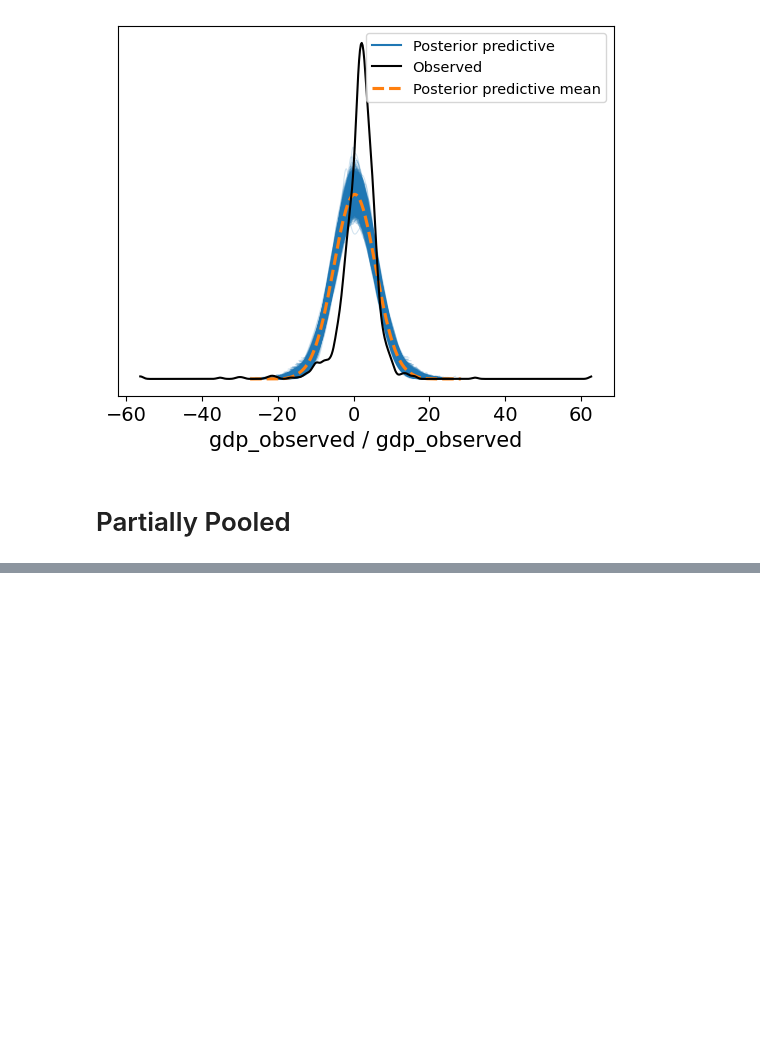
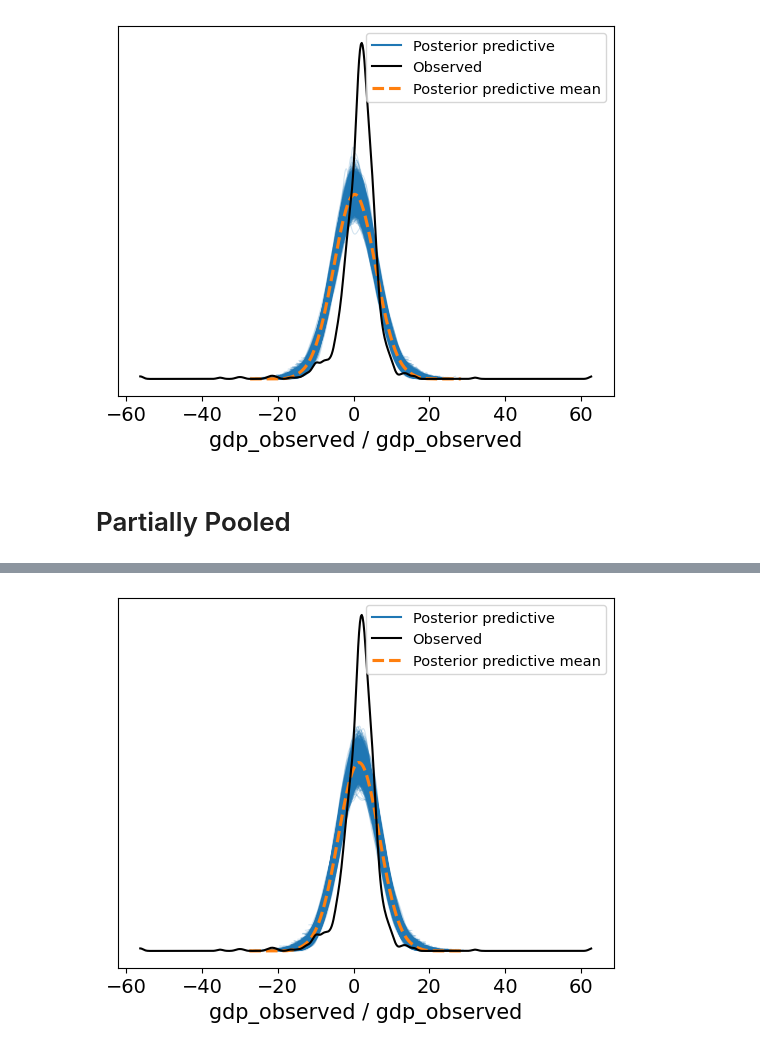
Before and after one commit to jessegrabowski/laos-climate-change, a Jupyter notebook: notebooks/Panel Data.ipynb, the cells around one changed output, grey strips where cells are left out. Saved outputs shown, nothing was run; the diff lists cells and outputs as text; code cells hidden in the pictures; blank space fills up the shorter version.

```diff
--- a/notebooks/Panel Data.ipynb
+++ b/notebooks/Panel Data.ipynb
@@ -102,0 +128,4 @@ az.plot_trace(idata, var_names=['fixed_effect']);
+# %%
+az.plot_ppc(idata);
+# %% [output]
+[figure, added]
```
Also changed, not shown: parts of 33 cells of this notebook, 2 other files.
